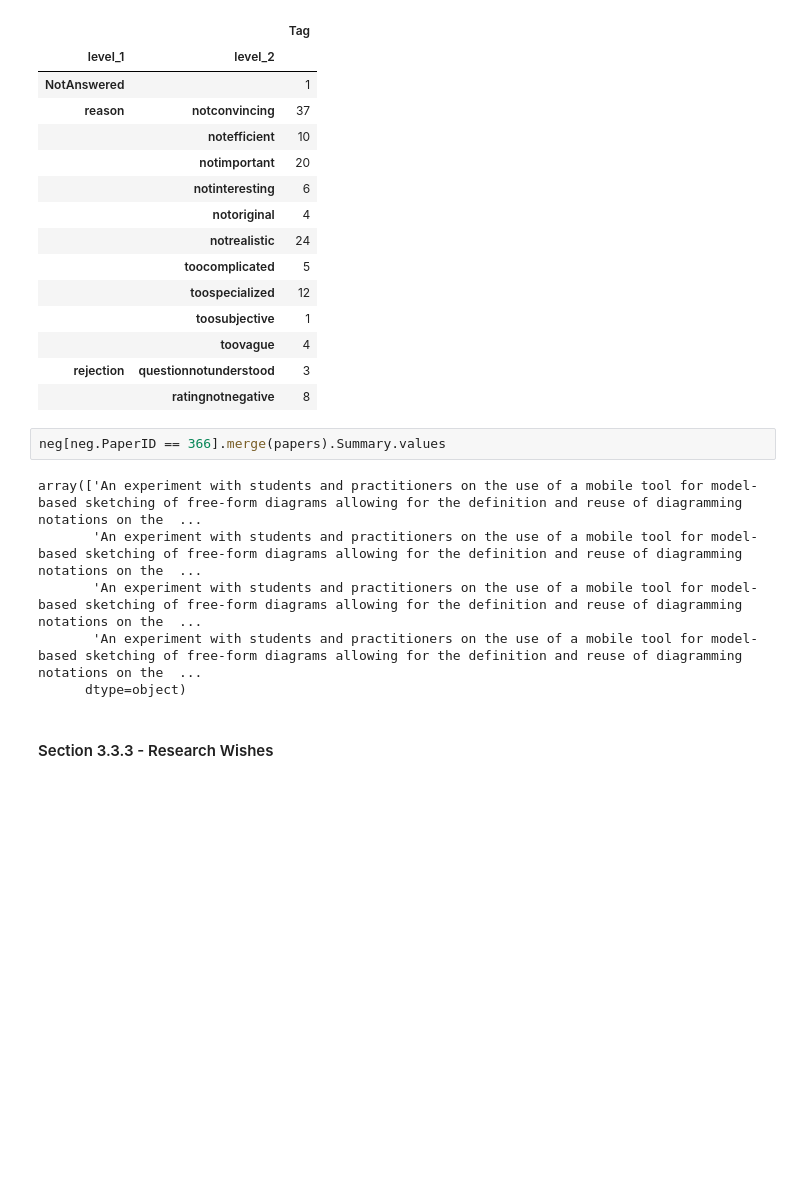
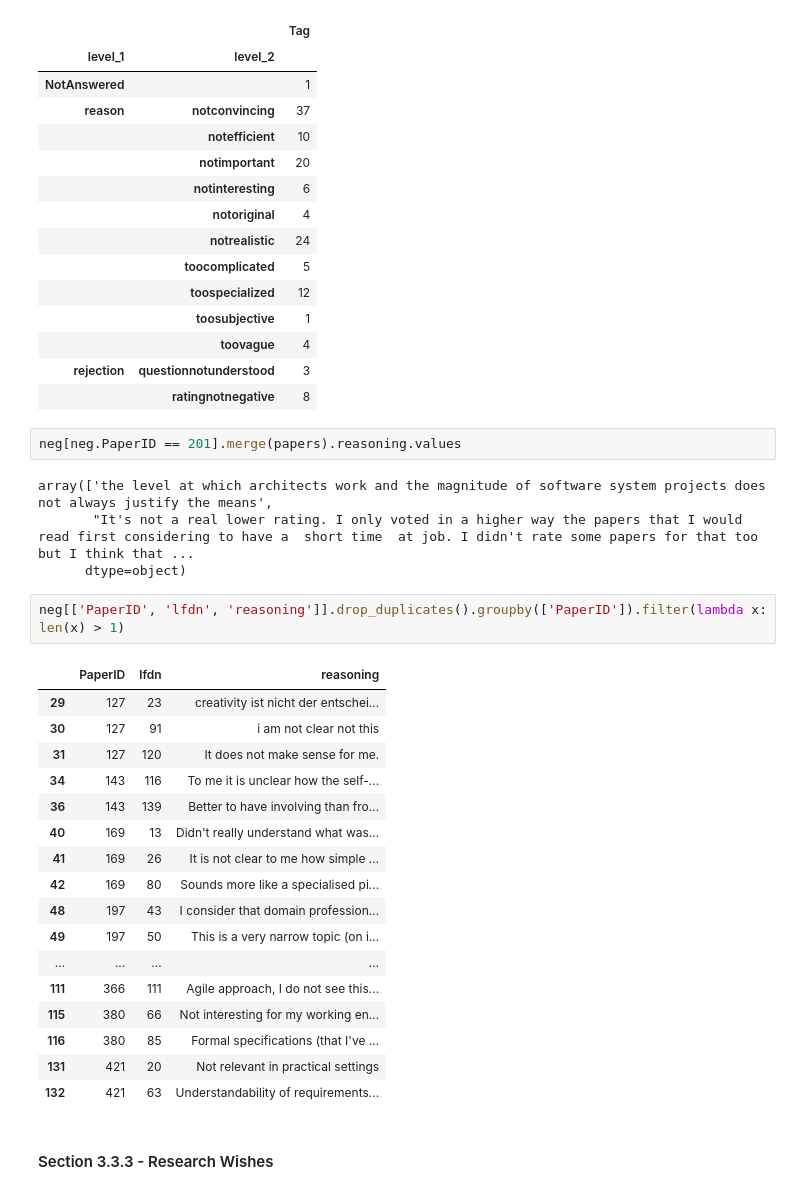
Before and after one commit to mendezfe/repract2018, a Jupyter notebook: notebooks/codedtruth/bsc-chapter-3-section-3.ipynb, the cells around one changed output. Saved outputs shown, nothing was run; the diff lists cells and outputs as text; blank space fills up the shorter version.

```diff
--- a/notebooks/codedtruth/bsc-chapter-3-section-3.ipynb
+++ b/notebooks/codedtruth/bsc-chapter-3-section-3.ipynb
@@ -109,13 +144,31 @@ split_tags(neg).groupby(['level_1', 'level_2']).count()[['Tag']]
 | rejection | questionnotunderstood | 3 |
 |  | ratingnotnegative | 8 |
 # %%
-neg[neg.PaperID == 366].merge(papers).Summary.values
+neg[neg.PaperID == 201].merge(papers).reasoning.values
 # %% [output]
-array(['An experiment with students and practitioners on the use of a mobile tool for model-based sketching of free-form diagrams allowing for the definition and reuse of diagramming notations on the  ...
-       'An experiment with students and practitioners on the use of a mobile tool for model-based sketching of free-form diagrams allowing for the definition and reuse of diagramming notations on the  ...
-       'An experiment with students and practitioners on the use of a mobile tool for model-based sketching of free-form diagrams allowing for the definition and reuse of diagramming notations on the  ...
-       'An experiment with students and practitioners on the use of a mobile tool for model-based sketching of free-form diagrams allowing for the definition and reuse of diagramming notations on the  ...
+array(['the level at which architects work and the magnitude of software system projects does not always justify the means',
+       "It's not a real lower rating. I only voted in a higher way the papers that I would read first considering to have a  short time  at job. I didn't rate some papers for that too but I think that ...
       dtype=object)
+# %%
+neg[['PaperID', 'lfdn', 'reasoning']].drop_duplicates().groupby(['PaperID']).filter(lambda x: len(x) > 1)
+# %% [output]
+|  | PaperID | lfdn | reasoning |
+| 29 | 127 | 23 | creativity ist nicht der entschei... |
+| 30 | 127 | 91 | i am not clear not this |
+| 31 | 127 | 120 | It does not make sense for me. |
+| 34 | 143 | 116 | To me it is unclear how the self-... |
+| 36 | 143 | 139 | Better to have involving than fro... |
+| 40 | 169 | 13 | Didn't really understand what was... |
+| 41 | 169 | 26 | It is not clear to me how simple ... |
+| 42 | 169 | 80 | Sounds more like a specialised pi... |
+| 48 | 197 | 43 | I consider that domain profession... |
+| 49 | 197 | 50 | This is a very narrow topic (on i... |
+| ... | ... | ... | ... |
+| 111 | 366 | 111 | Agile approach, I do not see this... |
+| 115 | 380 | 66 | Not interesting for my working en... |
+| 116 | 380 | 85 | Formal specifications (that I've ... |
+| 131 | 421 | 20 | Not relevant in practical settings |
+| 132 | 421 | 63 | Understandability of requirements... |
 # %% [markdown]
 #### Section 3.3.3 - Research Wishes
 # %%
```
Also changed, not shown: parts of 8 cells of this notebook.
